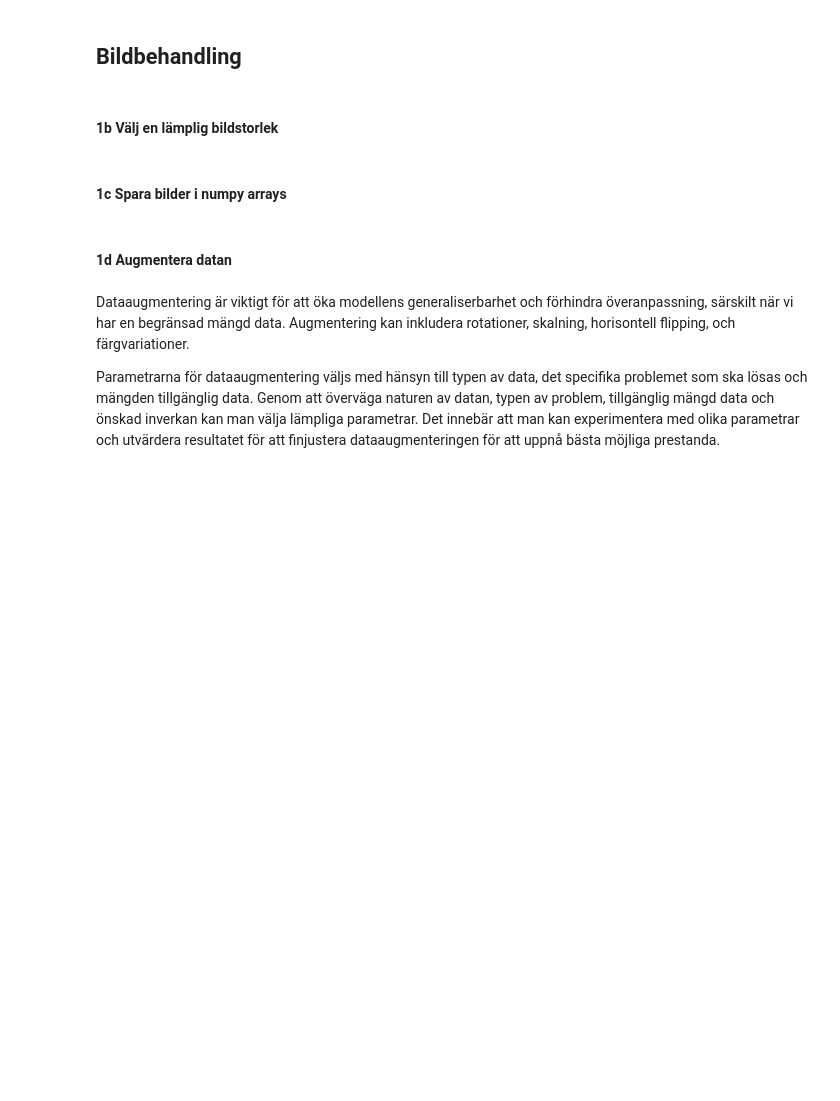
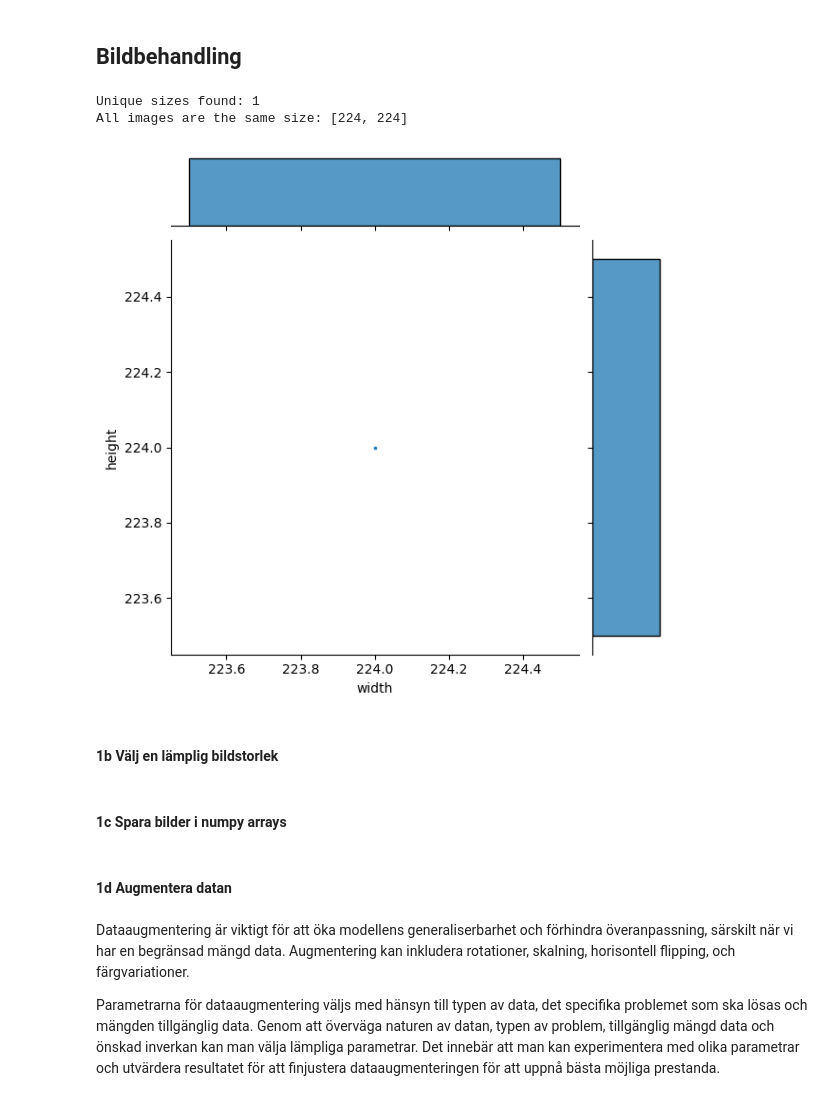
Before and after one commit to Joelholmb/AI-Joel-Holmberg-OPA23, a Jupyter notebook: labs/Labb2_DL.ipynb, the cells around one changed output. Drawn from its saved outputs; the diff is of its cells as text; code cells hidden in the pictures; blank space fills up the shorter version.

```diff
--- a/labs/Labb2_DL.ipynb
+++ b/labs/Labb2_DL.ipynb
@@ -112,10 +127,16 @@ def load_data(directory):
     labels = to_categorical(labels, num_classes=2)
     return images, labels
 
-# Läs in data från experiment_small
-train_images, train_labels = load_data('/kaggle/input/cats-and-dogs/experiment_small_data/train')
-val_images, val_labels = load_data('/kaggle/input/cats-and-dogs/experiment_small_data/val')
-test_images, test_labels = load_data('/kaggle/input/cats-and-dogs/experiment_small_data/test')
+#  Kaggle eller lokalt
+if "KAGGLE_KERNEL_RUN_TYPE" in os.environ:
+    base_directory = Path("/kaggle/input/cats-and-dogs/experiment_small_data")
+else:
+    base_directory = Path("experiment_small_data")
+
+# Läser in data från källan
+train_images, train_labels = load_data(base_directory / 'train')
+val_images, val_labels = load_data(base_directory / 'val')
+test_images, test_labels = load_data(base_directory / 'test')
 # %%
 
 def plot_random_images_with_labels(images, labels):
@@ -164,39 +187,44 @@ plot_shuffle_check(test_labels, title="Test Data Shuffle Check")
 ## Bildbehandling
 # %%
 import pandas as pd
-import seaborn as sns
-import matplotlib.pyplot as plt
-from pathlib import Path
-import cv2
 
-# sökväg till träningsdata
-train_dogs_path = Path("/kaggle/input/cats-and-dogs/experiment_small_data/train/dogs")
-train_cats_path = Path("/kaggle/input/cats-and-dogs/experiment_small_data/train/cats")
+#  träningsdata beroende på miljö
+if "KAGGLE_KERNEL_RUN_TYPE" in os.environ:
+    base_directory = Path("/kaggle/input/cats-and-dogs/experiment_small_data/train")
+else:
+    base_directory = Path("experiment_small_data/train")
+
+train_dogs_path = base_directory / 'dogs'
+train_cats_path = base_directory / 'cats'
 
 # Samlar alla bildsökvägar
 train_images = list(train_dogs_path.glob("*.jpg")) + list(train_cats_path.glob("*.jpg"))
 
 # Samlar bildstorlekar, med felhantering om en bild inte kan läsas
 sizes = []
 for image in train_images:
     img = cv2.imread(str(image))
     if img is not None:
         sizes.append((img.shape[0], img.shape[1]))
     else:
         print(f"Warning: Could not read image {image}")
 
 # Skapa en DataFrame för att enklare hantera data
 df_sizes = pd.DataFrame(sizes, columns=["height", "width"])
 
 # Kontrollera unika storlekar
 unique_sizes = df_sizes.drop_duplicates()
 print(f"Unique sizes found: {len(unique_sizes)}")
 if len(unique_sizes) == 1:
     print(f"All images are the same size: {unique_sizes.iloc[0].to_list()}")
 
-# Plotta relationen mellan höjd och bredd på bilderna, med inställningar för att hantera tät data
+# Plottar relationen mellan höjd och bredd på bilderna, med inställningar för att hantera tät data
 sns.jointplot(data=df_sizes, x="width", y="height", kind="scatter", marker='.')
 plt.show()
+# %% [output]
+Unique sizes found: 1
+All images are the same size: [224, 224]
+[figure, added]
 # %% [markdown]
 #### 1b Välj en lämplig bildstorlek
 # %%
```
Also changed, not shown: parts of 12 cells of this notebook.
